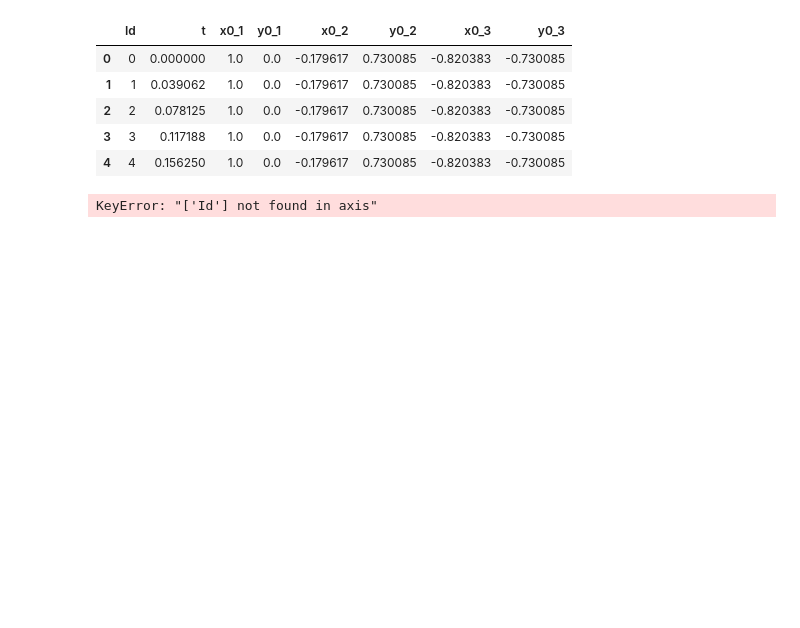
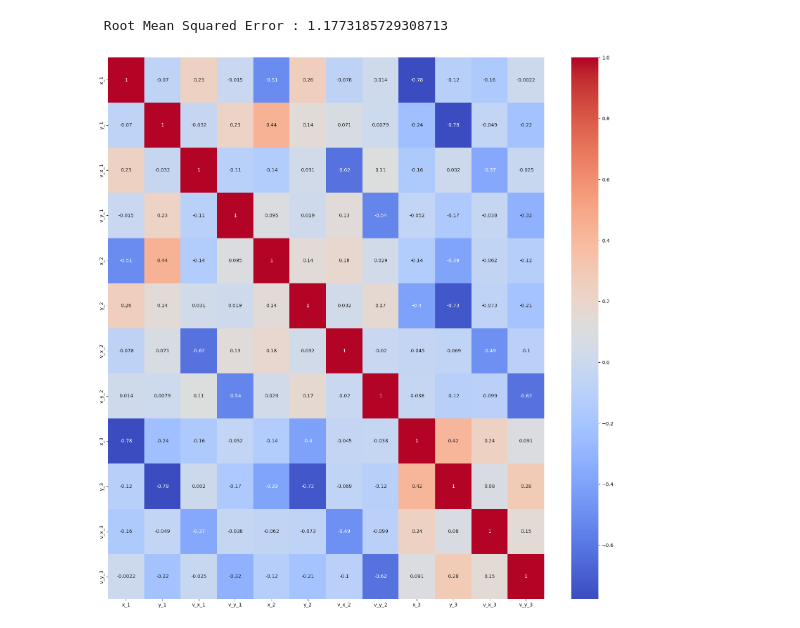
Before and after one commit to ptomaz26/ProjetoAA, a Jupyter notebook: ProjetoAA/ProjetoAA.ipynb, the cells around one changed output. Cells and saved outputs as stored; diff of their text form; code cells hidden in the pictures; blank space fills up the shorter version.

```diff
--- a/ProjetoAA/ProjetoAA.ipynb
+++ b/ProjetoAA/ProjetoAA.ipynb
@@ -100,0 +20,6 @@ Pipeline(steps=[('scaler', StandardScaler()),
+# %%
+# Criar as simulações com os slices de X_train
+simulations = [X_train.iloc[simulation_start[i]:simulation_start[i + 1]] for i in range(len(simulation_start) - 1)]
+
+# Verificar se simulations não está vazio e se contém DataFrames válidos
+print("Número de simulações:", len(simulations))
@@ -100,0 +62,18 @@ Pipeline(steps=[('scaler', StandardScaler()),
+# %%
+# Primeiro, obtemos os IDs únicos de trajetória
+trajectory_ids = simulations_concat['trajectory_id'].unique()
+
+# Dividir trajetórias em treino e o resto (validação + teste)
+train_val_ids, test_ids = train_test_split(trajectory_ids, test_size=0.15, random_state=0)
+
+# Dividir o resto em validação e teste
+train_ids, val_ids = train_test_split(train_val_ids, test_size=0.15, random_state=0)
+
+# Agora, criamos os conjuntos baseados nos IDs das trajetórias
+train_set = simulations_concat[simulations_concat['trajectory_id'].isin(train_ids)].reset_index(drop=True)
+val_set = simulations_concat[simulations_concat['trajectory_id'].isin(val_ids)].reset_index(drop=True)
+test_set = simulations_concat[simulations_concat['trajectory_id'].isin(test_ids)].reset_index(drop=True)
+
+train_set = train_set.sample(frac=1, random_state=42).reset_index(drop=True)
+test_set = test_set.sample(frac=1, random_state=42).reset_index(drop=True)
+val_set = val_set.sample(frac=1, random_state=42).reset_index(drop=True)
@@ -100,0 +142,6 @@ Pipeline(steps=[('scaler', StandardScaler()),
+# %%
+train_y = train_set.drop(columns=["t", "trajectory_id","index",]).reset_index(drop=True)
+val_y = val_set.drop(columns=["t", "trajectory_id","index"]).reset_index(drop=True)
+test_y = test_set.drop(columns=["t", "trajectory_id","index"]).reset_index(drop=True)
+
+print(train_y.head())
@@ -100,0 +162,7 @@ Pipeline(steps=[('scaler', StandardScaler()),
+# %%
+baseline = Pipeline([
+    ('scaler', StandardScaler()),
+    ('regressor', LinearRegression())
+])
+
+baseline.fit(train_x,train_y)
@@ -141,0 +182,10 @@ plot_y_yhat(val_y,pipeline.predict(val_X))
+# %%
+#Testar o baseline model no conjunto de teste
+
+test_predictions=baseline.predict(test_x)
+
+mse = mean_squared_error(test_y, test_predictions)
+rmse=np.sqrt(mse)
+print(f" Root Mean Squared Error : {rmse}")
+# %% [output]
+ Root Mean Squared Error : 1.1773185729308713
@@ -142,18 +240,12 @@ plot_y_yhat(val_y,pipeline.predict(val_X))
+# %%
+import seaborn as sns
+
+plt.figure(figsize=(20, 20))  # Aumenta o tamanho do gráfico
+corr = train_y.corr()
+corr = train_y.corr().fillna(0)
+sns.heatmap(corr, annot=True, cmap='coolwarm')
+plt.show()
+# %% [output]
+[figure, added]
 # %%
-X_test=pd.read_csv("C:/Users/ptoma/Desktop/X_test.csv")
-
-X_test.head()
+X_test_set=pd.read_csv("C:/Users/ptoma/AppData/Roaming/JetBrains/PyCharm2023.3/scratches/X_test.csv")
-# %% [output]
-|  | Id | t | x0_1 | y0_1 | x0_2 | y0_2 | x0_3 | y0_3 |
-| 0 | 0 | 0.000000 | 1.0 | 0.0 | -0.179617 | 0.730085 | -0.820383 | -0.730085 |
-| 1 | 1 | 0.039062 | 1.0 | 0.0 | -0.179617 | 0.730085 | -0.820383 | -0.730085 |
-| 2 | 2 | 0.078125 | 1.0 | 0.0 | -0.179617 | 0.730085 | -0.820383 | -0.730085 |
-| 3 | 3 | 0.117188 | 1.0 | 0.0 | -0.179617 | 0.730085 | -0.820383 | -0.730085 |
-| 4 | 4 | 0.156250 | 1.0 | 0.0 | -0.179617 | 0.730085 | -0.820383 | -0.730085 |
-# %%
-
-
-X_test = X_test.drop(columns=['Id'])
-print(X_test.columns)
-# %% [output]
-KeyError: "['Id'] not found in axis"
```
Also changed, not shown: parts of 21 cells of this notebook.
